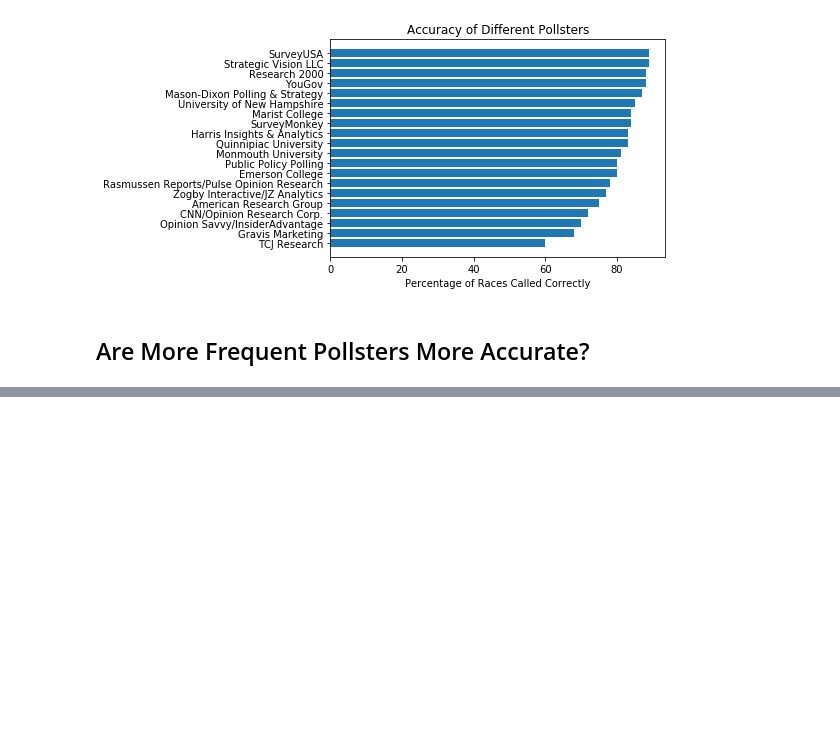
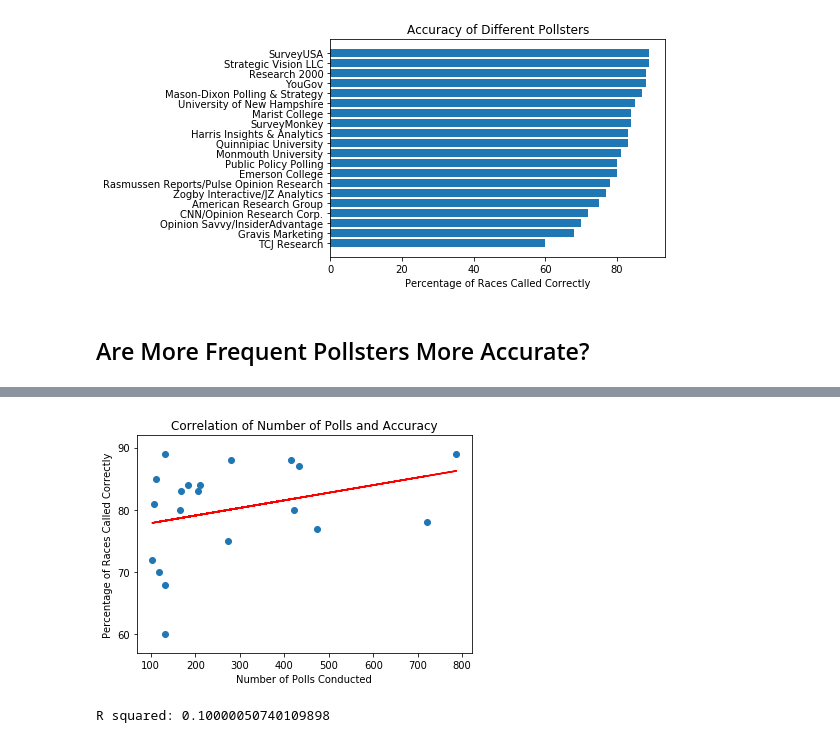
Before and after one commit to machinglearnin/data, a Jupyter notebook: pollster-ratings/Visualization.ipynb, the cells around one changed output, grey strips where cells are left out. Drawn from its saved outputs; the diff is of its cells as text; code cells hidden in the pictures; blank space fills up the shorter version.

```diff
--- a/pollster-ratings/Visualization.ipynb
+++ b/pollster-ratings/Visualization.ipynb
@@ -61,0 +64,17 @@ plt.show()
+# %%
+from scipy import stats
+
+slope, intercept, r_value, p_value, std_err = stats.linregress(x_list, y_list)
+
+predictions = slope * x_list + intercept
+plt.yticks(np.arange(0, 110, 10))
+plt.title("Correlation of Number of Polls and Accuracy")
+plt.xlabel("Number of Polls Conducted")
+plt.ylabel("Percentage of Races Called Correctly")
+plt.scatter(x_list, y_list)
+plt.plot(x_list, predictions, color = 'r')
+plt.show()
+print "R squared:", r_value ** 2
+# %% [output]
+[figure, added]
+R squared: 0.10000050740109898
```
Also changed, not shown: parts of 1 cell of this notebook.
